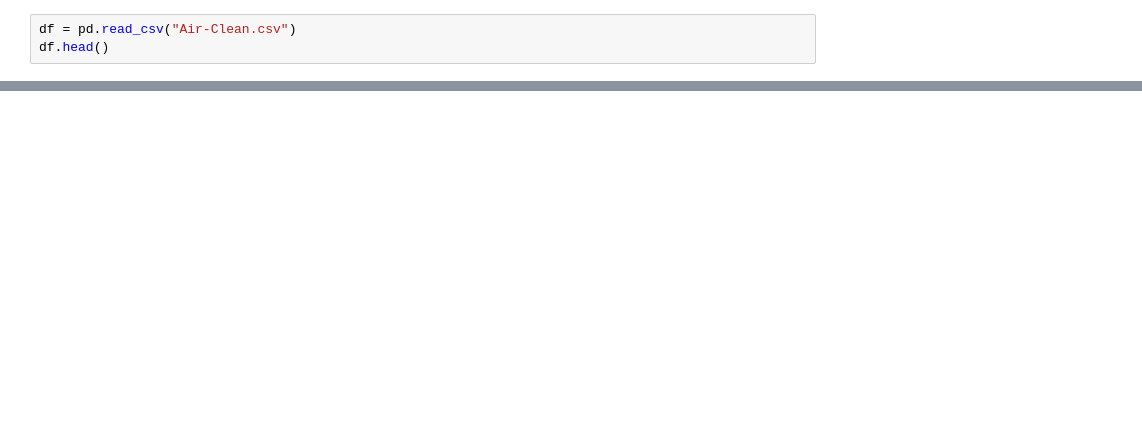
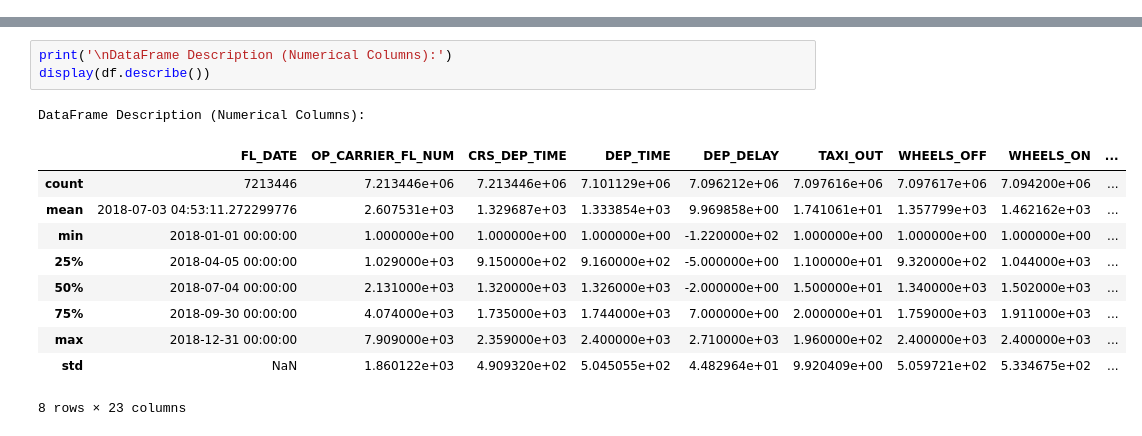
Before and after one commit to srishtiii28/flight_delay_predictor, a Jupyter notebook: flight_delay_predictor.ipynb, the cells around one changed output, grey strips where cells are left out. Drawn from its saved outputs; the diff is of its cells as text; blank space fills up the shorter version.

```diff
--- a/flight_delay_predictor.ipynb
+++ b/flight_delay_predictor.ipynb
@@ -17,3 +7,0 @@ from sklearn.metrics import accuracy_score, classification_report, confusion_mat
-# %%
-df = pd.read_csv("Air-Clean.csv")
-df.head()
@@ -26,0 +103,15 @@ df.head()
+# %%
+print('\nDataFrame Description (Numerical Columns):')
+display(df.describe())
+# %% [output]
+DataFrame Description (Numerical Columns):
+|  | FL_DATE | OP_CARRIER_FL_NUM | CRS_DEP_TIME | DEP_TIME | DEP_DELAY | TAXI_OUT | WHEELS_OFF | WHEELS_ON | ... |
+| count | 7213446 | 7.213446e+06 | 7.213446e+06 | 7.101129e+06 | 7.096212e+06 | 7.097616e+06 | 7.097617e+06 | 7.094200e+06 | ... |
+| mean | 2018-07-03 04:53:11.272299776 | 2.607531e+03 | 1.329687e+03 | 1.333854e+03 | 9.969858e+00 | 1.741061e+01 | 1.357799e+03 | 1.462162e+03 | ... |
+| min | 2018-01-01 00:00:00 | 1.000000e+00 | 1.000000e+00 | 1.000000e+00 | -1.220000e+02 | 1.000000e+00 | 1.000000e+00 | 1.000000e+00 | ... |
+| 25% | 2018-04-05 00:00:00 | 1.029000e+03 | 9.150000e+02 | 9.160000e+02 | -5.000000e+00 | 1.100000e+01 | 9.320000e+02 | 1.044000e+03 | ... |
+| 50% | 2018-07-04 00:00:00 | 2.131000e+03 | 1.320000e+03 | 1.326000e+03 | -2.000000e+00 | 1.500000e+01 | 1.340000e+03 | 1.502000e+03 | ... |
+| 75% | 2018-09-30 00:00:00 | 4.074000e+03 | 1.735000e+03 | 1.744000e+03 | 7.000000e+00 | 2.000000e+01 | 1.759000e+03 | 1.911000e+03 | ... |
+| max | 2018-12-31 00:00:00 | 7.909000e+03 | 2.359000e+03 | 2.400000e+03 | 2.710000e+03 | 1.960000e+02 | 2.400000e+03 | 2.400000e+03 | ... |
+| std | NaN | 1.860122e+03 | 4.909320e+02 | 5.045055e+02 | 4.482964e+01 | 9.920409e+00 | 5.059721e+02 | 5.334675e+02 | ... |
+8 rows × 23 columns
```
Also changed, not shown: parts of 25 cells of this notebook.
